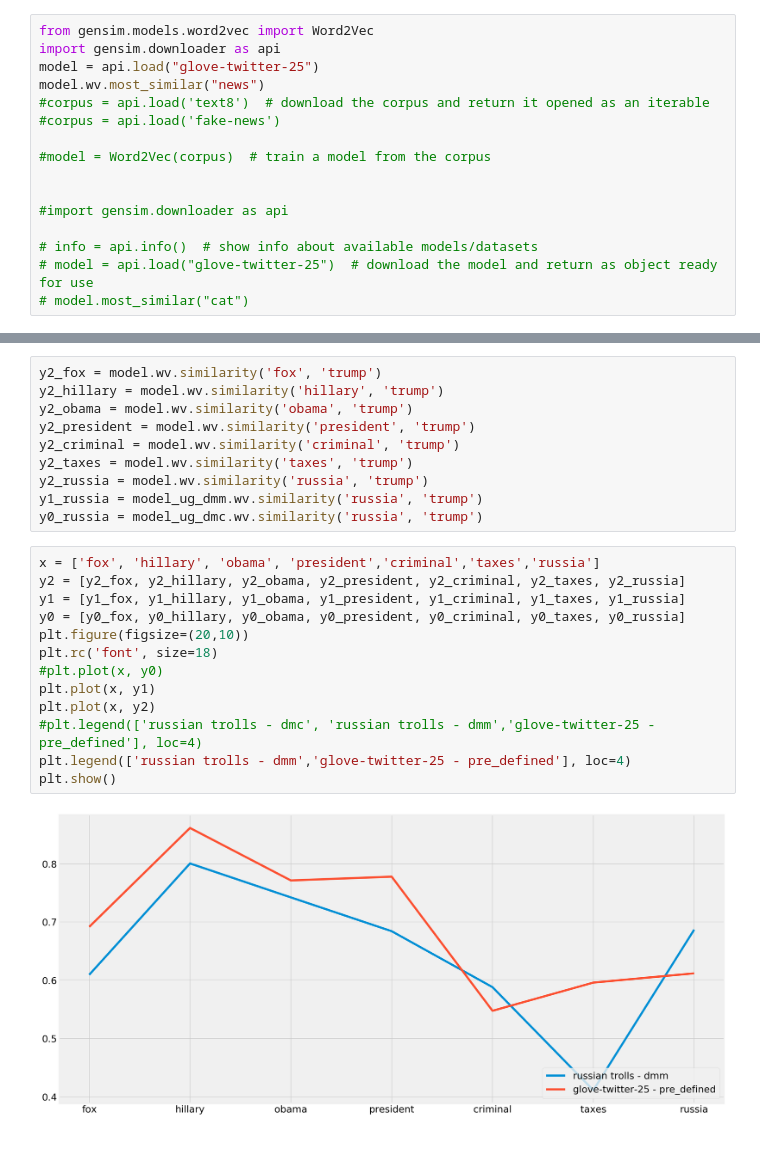
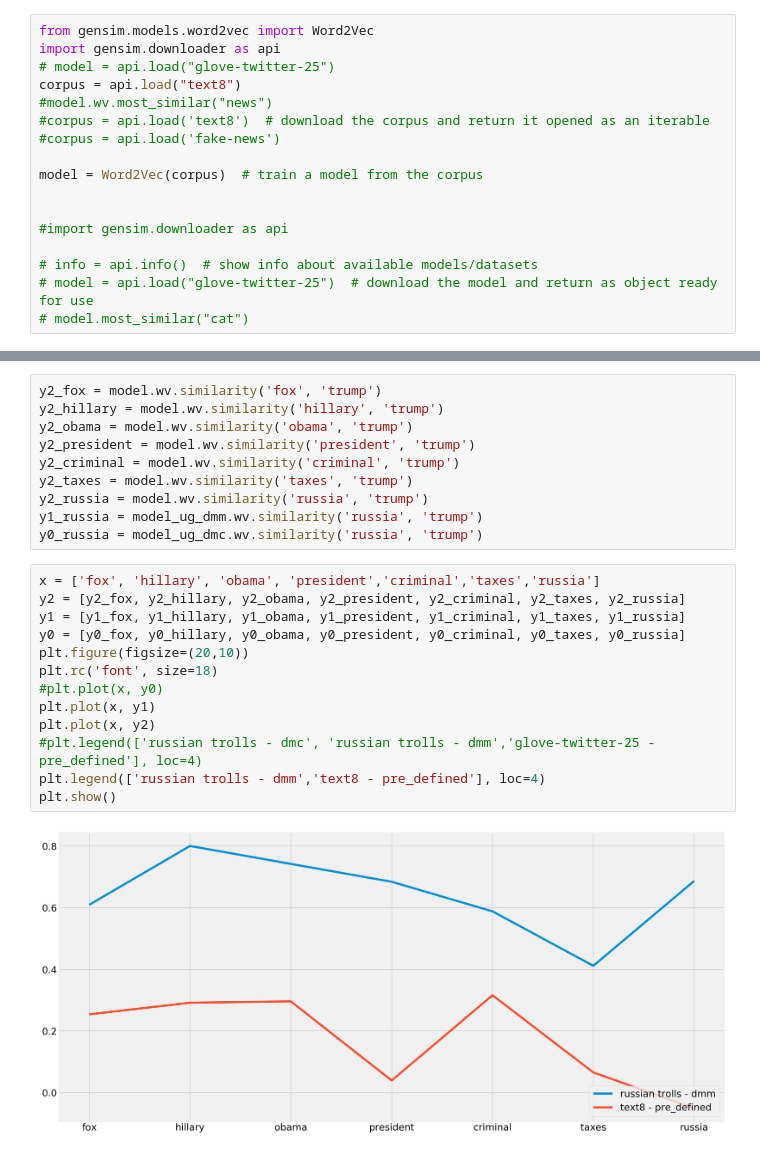
Before and after one commit to jonhealy1/troll_tweets, a Jupyter notebook: troll_tweets_doc2vec.ipynb, the cells around one changed output, grey strips where cells are left out. Drawn from its saved outputs; the diff is of its cells as text.

```diff
--- a/troll_tweets_doc2vec.ipynb
+++ b/troll_tweets_doc2vec.ipynb
@@ -304,12 +304,13 @@ y1_taxes = model_ug_dmm.wv.similarity('taxes', 'trump')
 # %%
 from gensim.models.word2vec import Word2Vec
 import gensim.downloader as api
-model = api.load("glove-twitter-25")
-model.wv.most_similar("news")
+# model = api.load("glove-twitter-25")
+corpus = api.load("text8")
+#model.wv.most_similar("news")
 #corpus = api.load('text8')  # download the corpus and return it opened as an iterable
 #corpus = api.load('fake-news')
 
-#model = Word2Vec(corpus)  # train a model from the corpus
+model = Word2Vec(corpus)  # train a model from the corpus
 
 
 #import gensim.downloader as api
@@ -383,15 +384,15 @@ y0_russia = model_ug_dmc.wv.similarity('russia', 'trump')
 # %%
 x = ['fox', 'hillary', 'obama', 'president','criminal','taxes','russia']
 y2 = [y2_fox, y2_hillary, y2_obama, y2_president, y2_criminal, y2_taxes, y2_russia]
 y1 = [y1_fox, y1_hillary, y1_obama, y1_president, y1_criminal, y1_taxes, y1_russia]
 y0 = [y0_fox, y0_hillary, y0_obama, y0_president, y0_criminal, y0_taxes, y0_russia]
 plt.figure(figsize=(20,10))
 plt.rc('font', size=18)
 #plt.plot(x, y0)
 plt.plot(x, y1)
 plt.plot(x, y2)
 #plt.legend(['russian trolls - dmc', 'russian trolls - dmm','glove-twitter-25 - pre_defined'], loc=4)
-plt.legend(['russian trolls - dmm','glove-twitter-25 - pre_defined'], loc=4)
+plt.legend(['russian trolls - dmm','text8 - pre_defined'], loc=4)
 plt.show()
 # %% [output]
-[figure, old version]
+[figure, new version]
```
Also changed, not shown: parts of 4 cells of this notebook, 3 other files.
